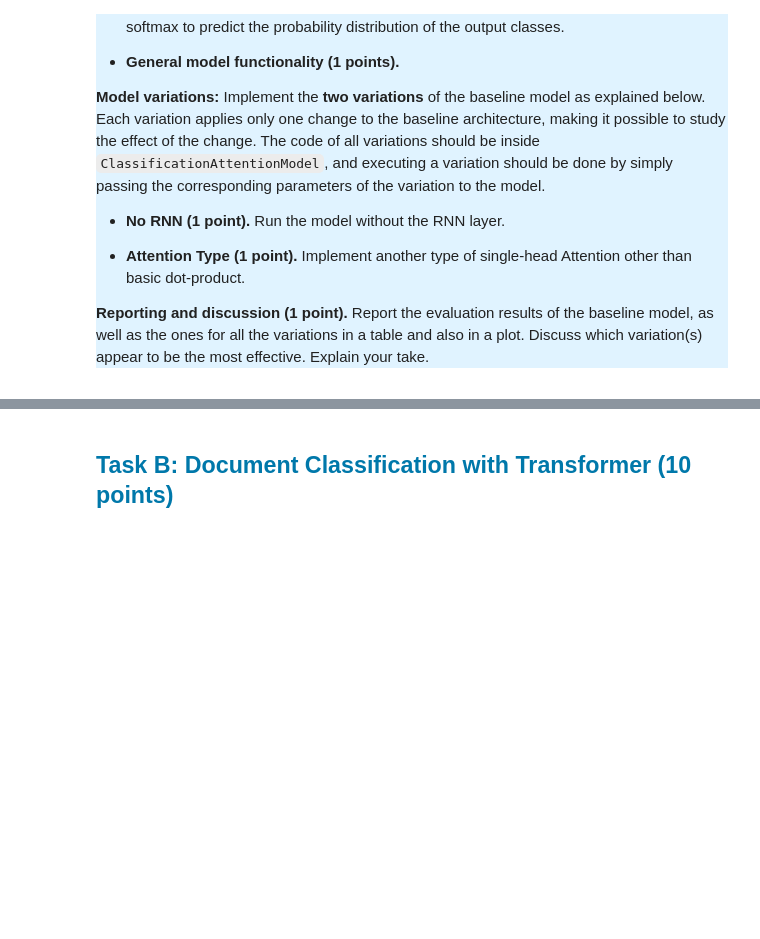
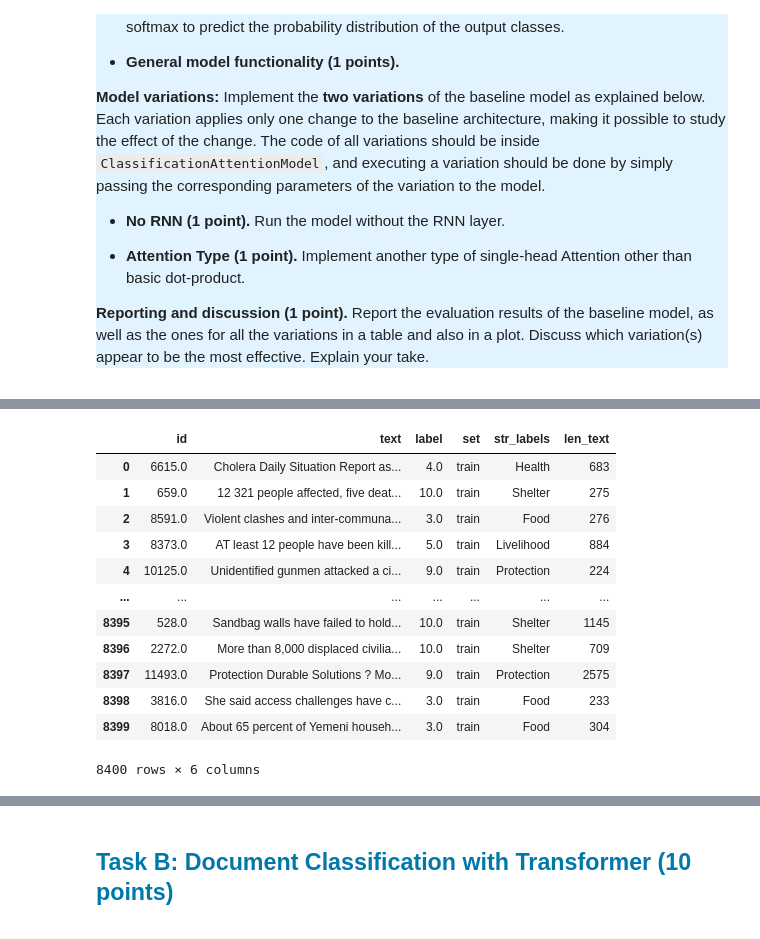
Before and after one commit to cmvcordova/NLPwDL, a Jupyter notebook: assignment#2/Assignment2_Classification.ipynb, the cells around one changed output, grey strips where cells are left out. Saved outputs shown, nothing was run; the diff lists cells and outputs as text; code cells hidden in the pictures; blank space fills up the shorter version.

```diff
--- a/assignment#2/Assignment2_Classification.ipynb
+++ b/assignment#2/Assignment2_Classification.ipynb
@@ -126,0 +339,16 @@ The implementation of the basic architecture of `ClassificationAttentionModel` s
+# %%
+df_small_data_sets[df_small_data_sets['set']=='train']
+# %% [output]
+|  | id | text | label | set | str_labels | len_text |
+| 0 | 6615.0 | Cholera Daily Situation Report as... | 4.0 | train | Health | 683 |
+| 1 | 659.0 | 12 321 people affected, five deat... | 10.0 | train | Shelter | 275 |
+| 2 | 8591.0 | Violent clashes and inter-communa... | 3.0 | train | Food | 276 |
+| 3 | 8373.0 | AT least 12 people have been kill... | 5.0 | train | Livelihood | 884 |
+| 4 | 10125.0 | Unidentified gunmen attacked a ci... | 9.0 | train | Protection | 224 |
+| ... | ... | ... | ... | ... | ... | ... |
+| 8395 | 528.0 | Sandbag walls have failed to hold... | 10.0 | train | Shelter | 1145 |
+| 8396 | 2272.0 | More than 8,000 displaced civilia... | 10.0 | train | Shelter | 709 |
+| 8397 | 11493.0 | Protection Durable Solutions ? Mo... | 9.0 | train | Protection | 2575 |
+| 8398 | 3816.0 | She said access challenges have c... | 3.0 | train | Food | 233 |
+| 8399 | 8018.0 | About 65 percent of Yemeni househ... | 3.0 | train | Food | 304 |
+8400 rows × 6 columns
```
Also changed, not shown: parts of 22 cells of this notebook, 2 other files.
